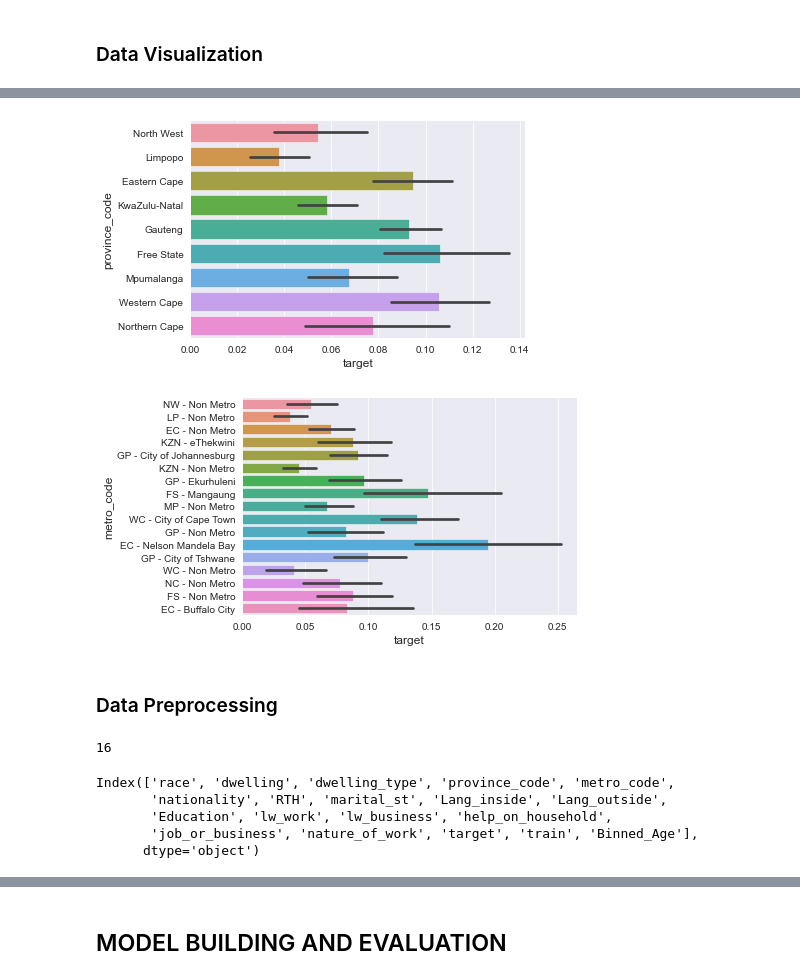
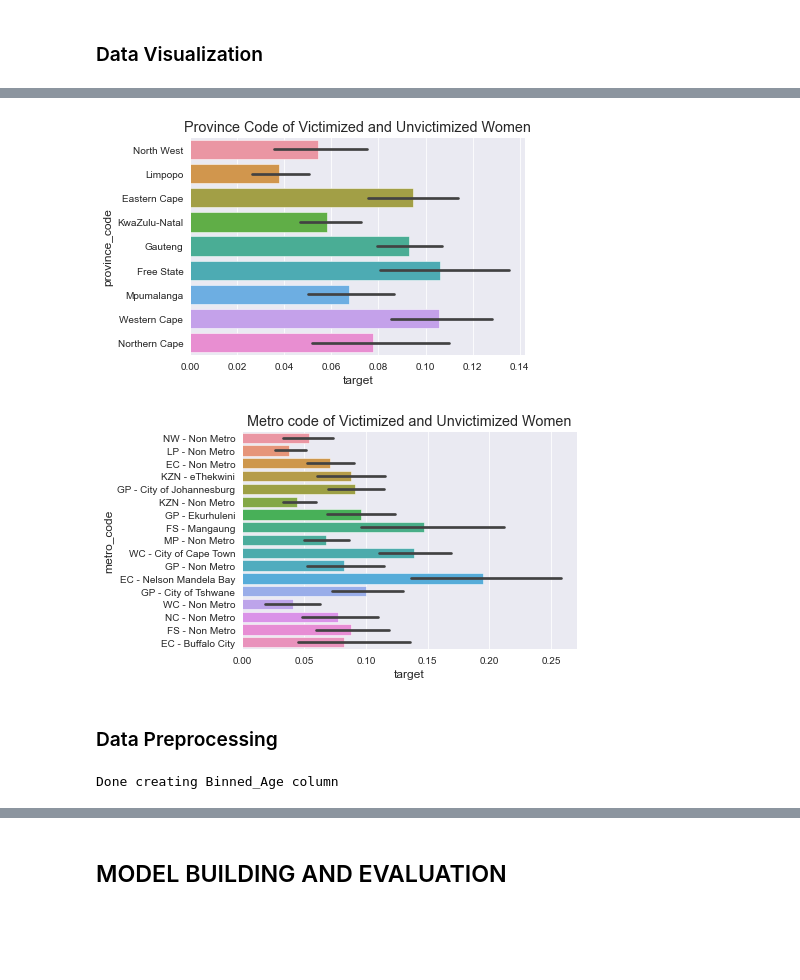
Before and after one commit to Odomero/Zindi_Safety_Hack, a Jupyter notebook: Safety_Hack_Zindi.ipynb, the cells around one changed output, grey strips where cells are left out. Cells and saved outputs as stored; diff of their text form; code cells hidden in the pictures; blank space fills up the shorter version.

```diff
--- a/Safety_Hack_Zindi.ipynb
+++ b/Safety_Hack_Zindi.ipynb
@@ -169,20 +216,22 @@ plt.show()
 # %%
 sns.barplot(x="target", y="province_code", data=train_df)
+plt.title("Province Code of Victimized and Unvictimized Women")
 plt.show()
 # %% [output]
-[figure, old version]
+[figure, new version]
 # %%
 sns.barplot(x="target", y="metro_code", data=train_df)
+plt.title("Metro code of Victimized and Unvictimized Women")
 plt.show()
 # %% [output]
-[figure, old version]
+[figure, new version]
 # %% [markdown]
 ### Data Preprocessing
-# %%
-all_data['age'].min()
-# %% [output]
-16
 # %%
-# making age bins
+# Creating age bins in the merged dataset
 
 all_data['Binned_Age'] =  pd.cut(x=all_data['age'], bins=[16, 25, 35, 45, 55, 65, 75, 85, 102])
+
+print("Done creating Binned_Age column")
+# %% [output]
+Done creating Binned_Age column
@@ -191,8 +237,0 @@ all_data = all_data.drop(['ID','gender','psu','age'], axis =1)
-# %%
-all_data.columns
-# %% [output]
-Index(['race', 'dwelling', 'dwelling_type', 'province_code', 'metro_code',
-       'nationality', 'RTH', 'marital_st', 'Lang_inside', 'Lang_outside',
-       'Education', 'lw_work', 'lw_business', 'help_on_household',
-       'job_or_business', 'nature_of_work', 'target', 'train', 'Binned_Age'],
-      dtype='object')
```
Also changed, not shown: parts of 51 cells of this notebook, 3 other files.
